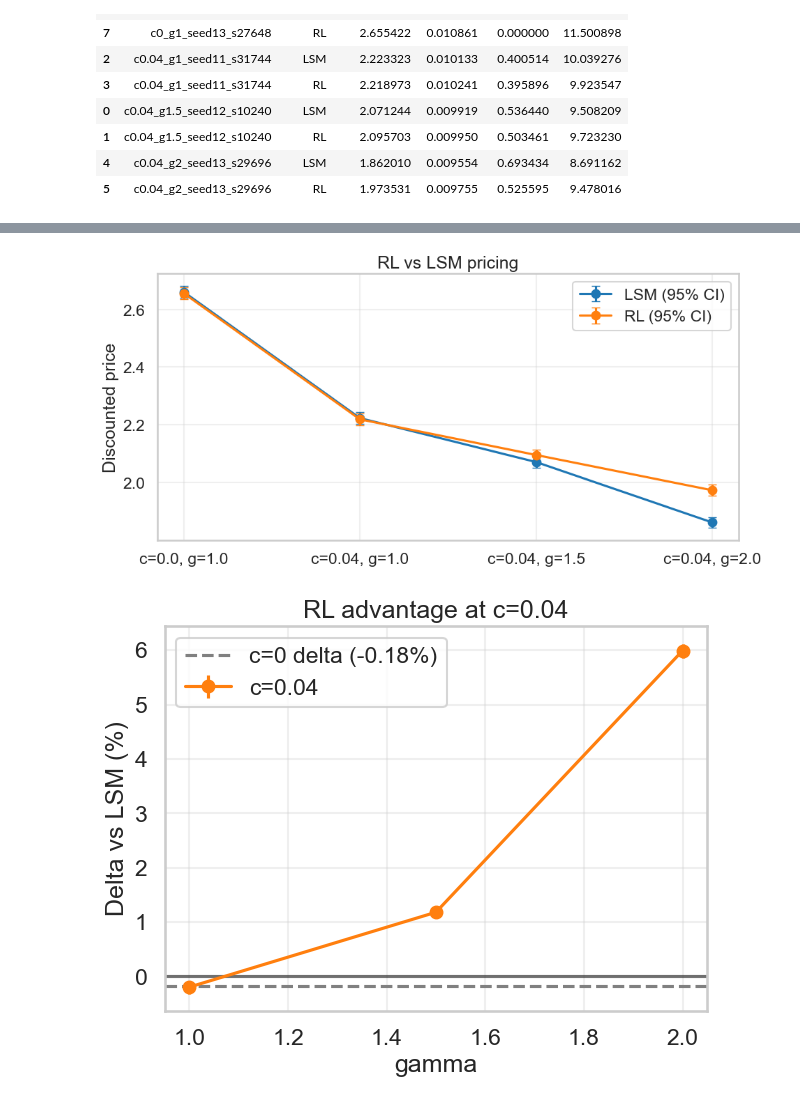
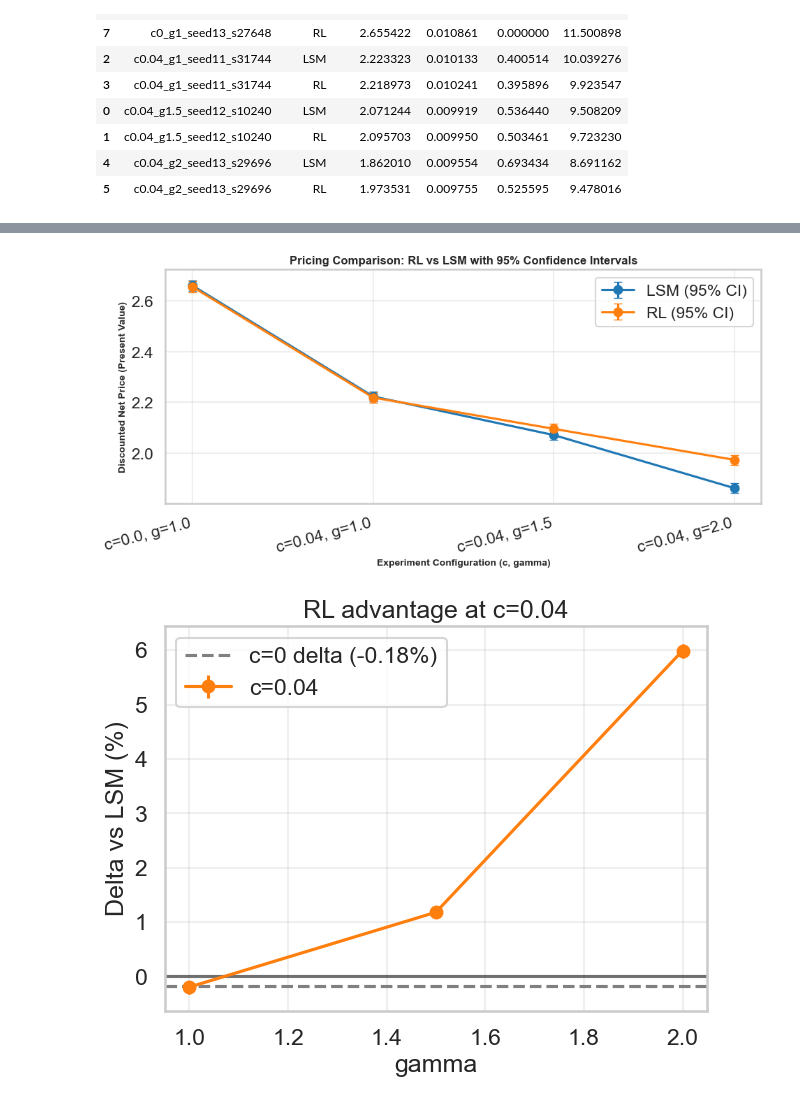
Before and after one commit to ithakis/DRL-Swing-Options, a Jupyter notebook: Jupyter Notebooks/6: Convex costs 0.04 Analysis.ipynb, the cells around one changed output, grey strips where cells are left out. Saved outputs shown, nothing was run; the diff lists cells and outputs as text; code cells hidden in the pictures.

```diff
--- a/Jupyter Notebooks/6: Convex costs 0.04 Analysis.ipynb
+++ b/Jupyter Notebooks/6: Convex costs 0.04 Analysis.ipynb
@@ -164,16 +166,20 @@ summary_methods
 # %%
 order = [s["label"] for s in RUN_SPECS]
 label_map = {s["label"]: f"c={s['c']}, g={s['gamma']}" for s in RUN_SPECS}
 
 fig, ax = plt.subplots(figsize=(10, 5))
 for m, c in zip(["LSM", "RL"], ["tab:blue", "tab:orange"]):
     sub = summary_methods.query("method == @m").set_index("label").loc[order].reset_index()
     ax.errorbar(range(len(order)), sub["net_pv_mean"], yerr=1.96*sub["net_pv_se"], fmt="o-", color=c, label=f"{m} (95% CI)", capsize=4)
 
-ax.set(xticks=range(len(order)), xticklabels=[label_map[o] for o in order], ylabel="Discounted price", title="RL vs LSM pricing")
+ax.set_xticks(range(len(order)))
+ax.set_xticklabels([label_map[o] for o in order], rotation=15, ha='right')
+ax.set_ylabel("Discounted Net Price (Present Value)", fontsize=10, fontweight='bold')
+ax.set_xlabel("Experiment Configuration (c, gamma)", fontsize=10, fontweight='bold')
+ax.set_title("Pricing Comparison: RL vs LSM with 95% Confidence Intervals", fontsize=12, fontweight='bold')
 ax.legend(); ax.grid(alpha=0.3); plt.tight_layout(); plt.show()
 # %% [output]
-[figure, old version]
+[figure, new version]
 # %%
 fig, ax = plt.subplots(figsize=(7, 5))
 c005 = delta_summary.query("c == 0.04").sort_values("gamma")
```
Also changed, not shown: parts of 4 cells of this notebook.
